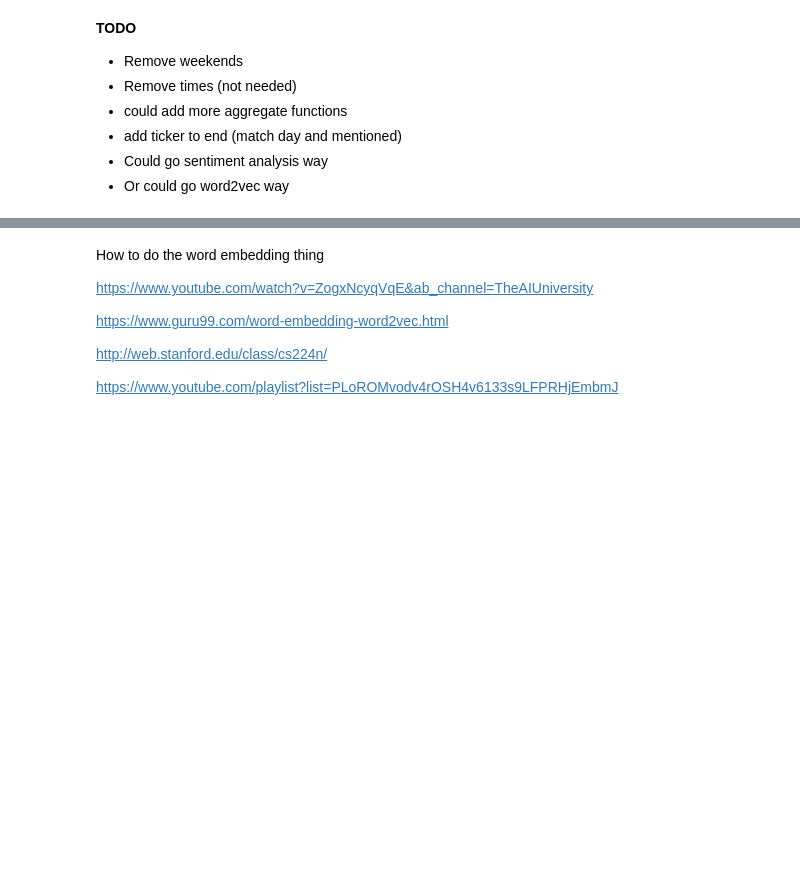
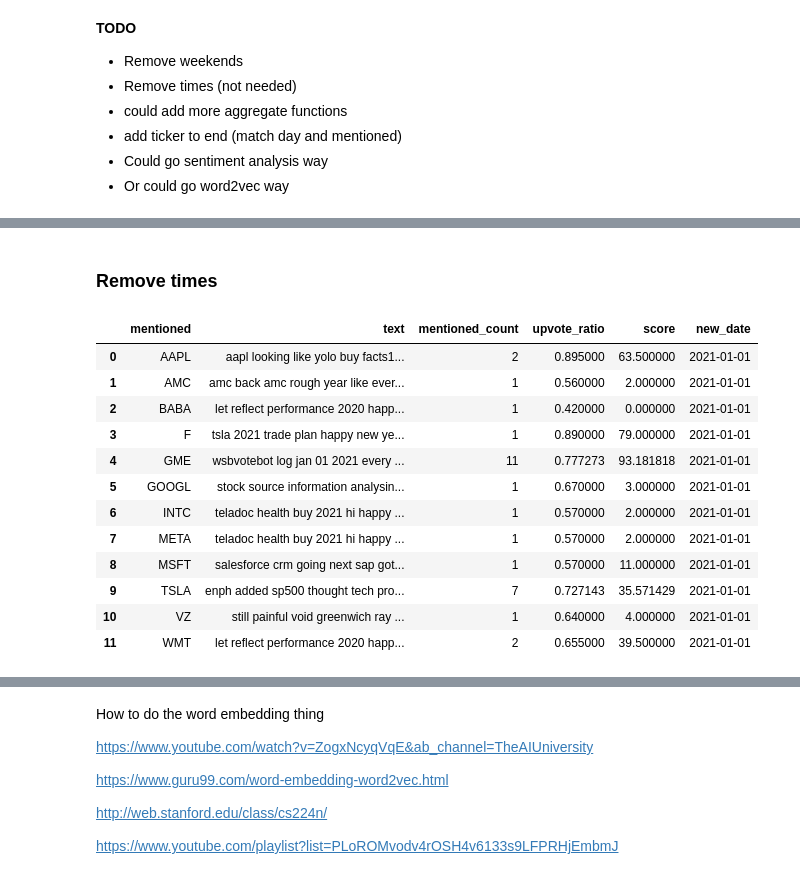
Before and after one commit to benfouch/finalDaScProj, a Jupyter notebook: cleaning.ipynb, the cells around one changed output, grey strips where cells are left out. Drawn from its saved outputs; the diff is of its cells as text; code cells hidden in the pictures; blank space fills up the shorter version.

```diff
--- a/cleaning.ipynb
+++ b/cleaning.ipynb
@@ -639,0 +607,2 @@ concat_days[8]
+# %% [markdown]
+### Remove times
@@ -639,0 +616,16 @@ concat_days[8]
+# %%
+concat_days[0].head(100)
+# %% [output]
+|  | mentioned | text | mentioned_count | upvote_ratio | score | new_date |
+| 0 | AAPL | aapl looking like yolo buy facts1... | 2 | 0.895000 | 63.500000 | 2021-01-01 |
+| 1 | AMC | amc back amc rough year like ever... | 1 | 0.560000 | 2.000000 | 2021-01-01 |
+| 2 | BABA | let reflect performance 2020 happ... | 1 | 0.420000 | 0.000000 | 2021-01-01 |
+| 3 | F | tsla 2021 trade plan happy new ye... | 1 | 0.890000 | 79.000000 | 2021-01-01 |
+| 4 | GME | wsbvotebot log jan 01 2021 every ... | 11 | 0.777273 | 93.181818 | 2021-01-01 |
+| 5 | GOOGL | stock source information analysin... | 1 | 0.670000 | 3.000000 | 2021-01-01 |
+| 6 | INTC | teladoc health buy 2021 hi happy ... | 1 | 0.570000 | 2.000000 | 2021-01-01 |
+| 7 | META | teladoc health buy 2021 hi happy ... | 1 | 0.570000 | 2.000000 | 2021-01-01 |
+| 8 | MSFT | salesforce crm going next sap got... | 1 | 0.570000 | 11.000000 | 2021-01-01 |
+| 9 | TSLA | enph added sp500 thought tech pro... | 7 | 0.727143 | 35.571429 | 2021-01-01 |
+| 10 | VZ | still painful void greenwich ray ... | 1 | 0.640000 | 4.000000 | 2021-01-01 |
+| 11 | WMT | let reflect performance 2020 happ... | 2 | 0.655000 | 39.500000 | 2021-01-01 |
```
Also changed, not shown: parts of 13 cells of this notebook, 1 other file.
